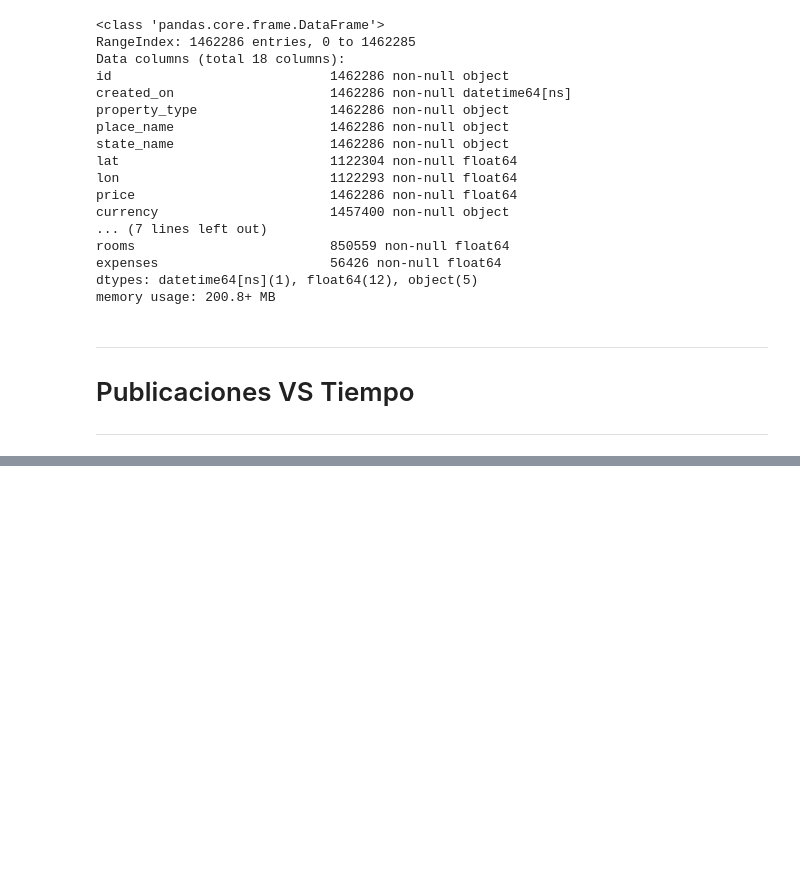
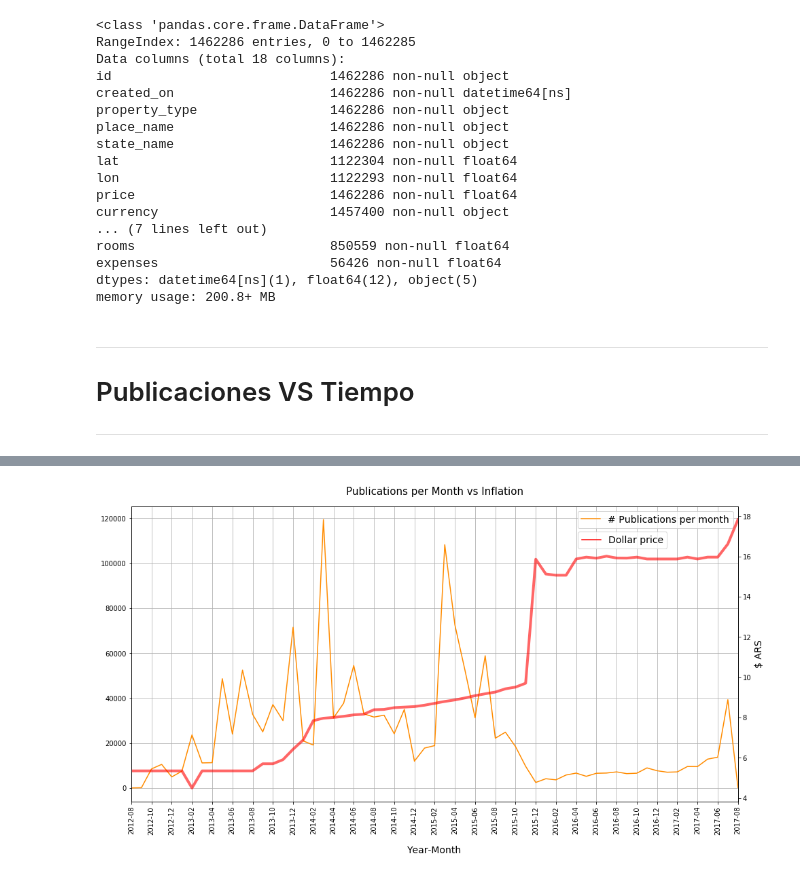
Before and after one commit to fpenovi/BArealEstatePricing, a Jupyter notebook: notebooks/00 - Hello_TP.ipynb, the cells around one changed output, grey strips where cells are left out. Cells and saved outputs as stored; diff of their text form; code cells hidden in the pictures; blank space fills up the shorter version.

```diff
--- a/notebooks/00 - Hello_TP.ipynb
+++ b/notebooks/00 - Hello_TP.ipynb
@@ -66,0 +76,46 @@ fig.title.set_position((0.5, 1.025));
+# %%
+grouped = pd.DataFrame({'Year-Month':dfPublished.created_on.astype('str').str.slice(0, -3),
+                        'Publications':dfPublished.id})\
+            .groupby(by='Year-Month')\
+            .count()\
+            .reset_index()
+
+def getMonth(df, ind, col) :
+    date = df.loc[ind, col]
+    return str(date)[:7]
+
+dfDollarPrice = dfPublished.loc[dfPublished.currency.str.contains('ARS', na=False) &
+                                (dfPublished.price_aprox_usd > 0)][['created_on', 'price', 'price_aprox_usd']]
+dfDollarPrice = dfDollarPrice.groupby(lambda i: getMonth(dfDollarPrice, i, 'created_on'))\
+                             .agg('first')
+dfDollarPrice['dollar_price'] = dfDollarPrice.apply(lambda row: row.price / row.price_aprox_usd, axis=1)
+dfDollarPrice = dfDollarPrice.reset_index(drop='index')\
+                             .loc[:, ('created_on', 'dollar_price')]
+dfDollarPrice.created_on = pd.Series(dfDollarPrice.created_on.astype('str').str.slice(0, -3))
+dfDollarPrice.rename(columns={'created_on':'Year-Month'}, inplace=True)
+
+grouped = grouped.merge(dfDollarPrice, how='inner', on='Year-Month')
+
+ax = grouped.plot(x=grouped.loc[:, ('Year-Month')].astype('str'),
+                  kind='line',
+                  figsize=(16, 8),
+                  xticks=range(0, len(grouped), 2), rot=90,
+                  secondary_y='dollar_price',
+                  color=['DarkOrange', 'red'],
+                  title="Publications per Month vs Inflation")
+ax.xaxis.label.set_size(14)
+ax.xaxis.set_label_coords(0.5, -0.15)
+ax.title.set_position((0.5, 1.025))
+ax.title.set_size(15)
+ax.grid(linestyle='solid')
+ax.legend(fontsize=14).get_texts()[0].set_text("# Publications per month")
+ax.right_ax.legend(fontsize=14).get_texts()[0].set_text("Dollar price")
+legend = ax.right_ax.get_legend()
+legend.set_bbox_to_anchor((0.891, 0.84))
+ax.right_ax.get_lines()[0].set_alpha(0.6)
+ax.right_ax.get_lines()[0].set_linewidth(4)
+ax.right_ax.yaxis.label.set_size(14)
+ax.right_ax.set_ylabel("$ ARS")
+ax.set_axisbelow(True);
+# %% [output]
+[figure, added]
```
Also changed, not shown: parts of 11 cells of this notebook.
